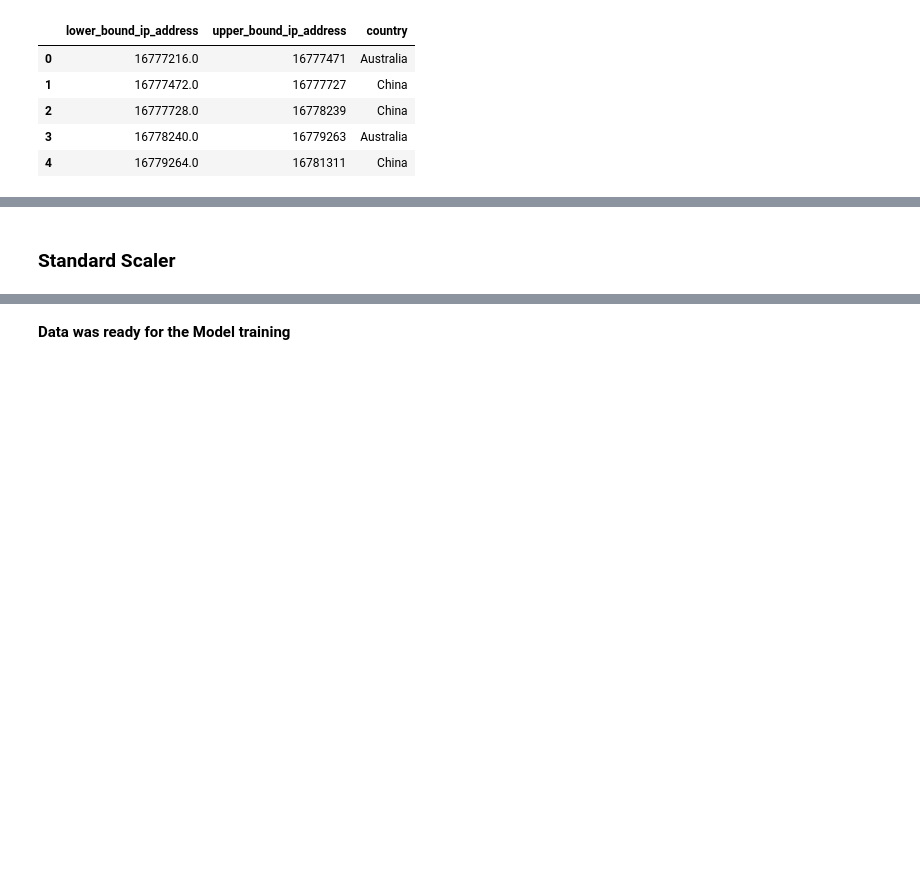
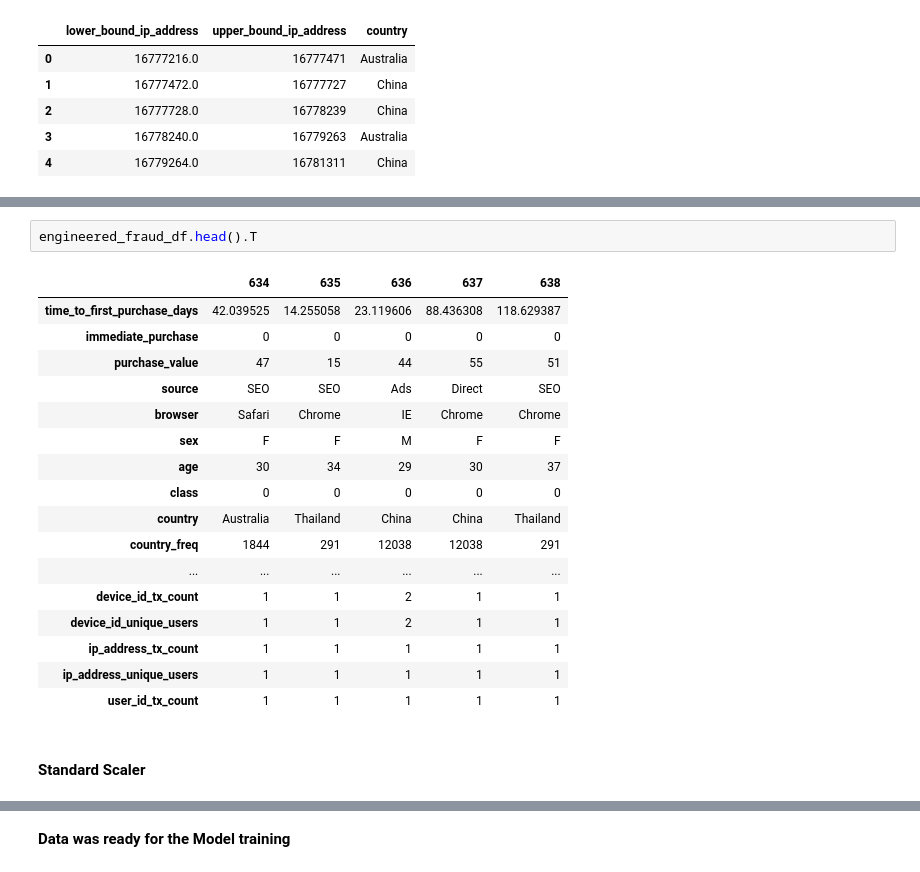
Before and after one commit to Heban-7/Fraud-Detection-Model, a Jupyter notebook: notebooks/data_preprocessing.ipynb, the cells around one changed output, grey strips where cells are left out. Saved outputs shown, nothing was run; the diff lists cells and outputs as text; blank space fills up the shorter version.

```diff
--- a/notebooks/data_preprocessing.ipynb
+++ b/notebooks/data_preprocessing.ipynb
@@ -289,5 +391,25 @@ engineered_fraud_df.head()
+# %%
+engineered_fraud_df.head().T
+# %% [output]
+|  | 634 | 635 | 636 | 637 | 638 |
+| time_to_first_purchase_days | 42.039525 | 14.255058 | 23.119606 | 88.436308 | 118.629387 |
+| immediate_purchase | 0 | 0 | 0 | 0 | 0 |
+| purchase_value | 47 | 15 | 44 | 55 | 51 |
+| source | SEO | SEO | Ads | Direct | SEO |
+| browser | Safari | Chrome | IE | Chrome | Chrome |
+| sex | F | F | M | F | F |
+| age | 30 | 34 | 29 | 30 | 37 |
+| class | 0 | 0 | 0 | 0 | 0 |
+| country | Australia | Thailand | China | China | Thailand |
+| country_freq | 1844 | 291 | 12038 | 12038 | 291 |
+| ... | ... | ... | ... | ... | ... |
+| device_id_tx_count | 1 | 1 | 2 | 1 | 1 |
+| device_id_unique_users | 1 | 1 | 2 | 1 | 1 |
+| ip_address_tx_count | 1 | 1 | 1 | 1 | 1 |
+| ip_address_unique_users | 1 | 1 | 1 | 1 | 1 |
+| user_id_tx_count | 1 | 1 | 1 | 1 | 1 |
 # %% [markdown]
-### Standard Scaler
+#### Standard Scaler
 # %%
 maped_fraud_df = dp.numerical_scaler(engineered_fraud_df)
 maped_fraud_df.head()
```
Also changed, not shown: parts of 14 cells of this notebook, 1 other file.
